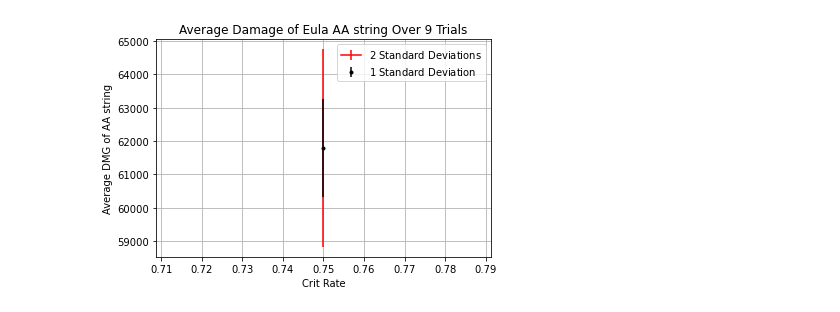
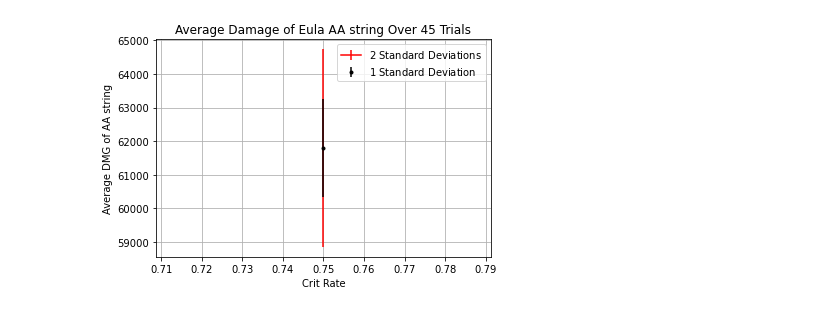
Before and after one commit to mathematicalllama/GenshinAAModel, a Jupyter notebook: AverageAADeviation.ipynb, the cells around one changed output. Saved outputs shown, nothing was run; the diff lists cells and outputs as text; code cells hidden in the pictures.

```diff
--- a/AverageAADeviation.ipynb
+++ b/AverageAADeviation.ipynb
@@ -86,10 +86,10 @@ sigma=np.sqrt(np.sum(Summand)/TotalYSamples)
 # %%
 plt.errorbar(PCR,AVG, yerr=2*sigma,fmt='r',label="$2$ Standard Deviations")
 plt.errorbar(PCR,AVG, yerr=sigma,fmt='.k', label="$1$ Standard Deviation" )
 plt.ylabel("Average DMG of AA string")
 plt.xlabel("Crit Rate")
 plt.legend()
-plt.title("Average Damage of Eula AA string Over 9 Trials")
+plt.title("Average Damage of Eula AA string Over 45 Trials")
 plt.grid()
 # %% [output]
-[figure, old version]
+[figure, new version]
```
Also changed, not shown: parts of 4 cells of this notebook.
